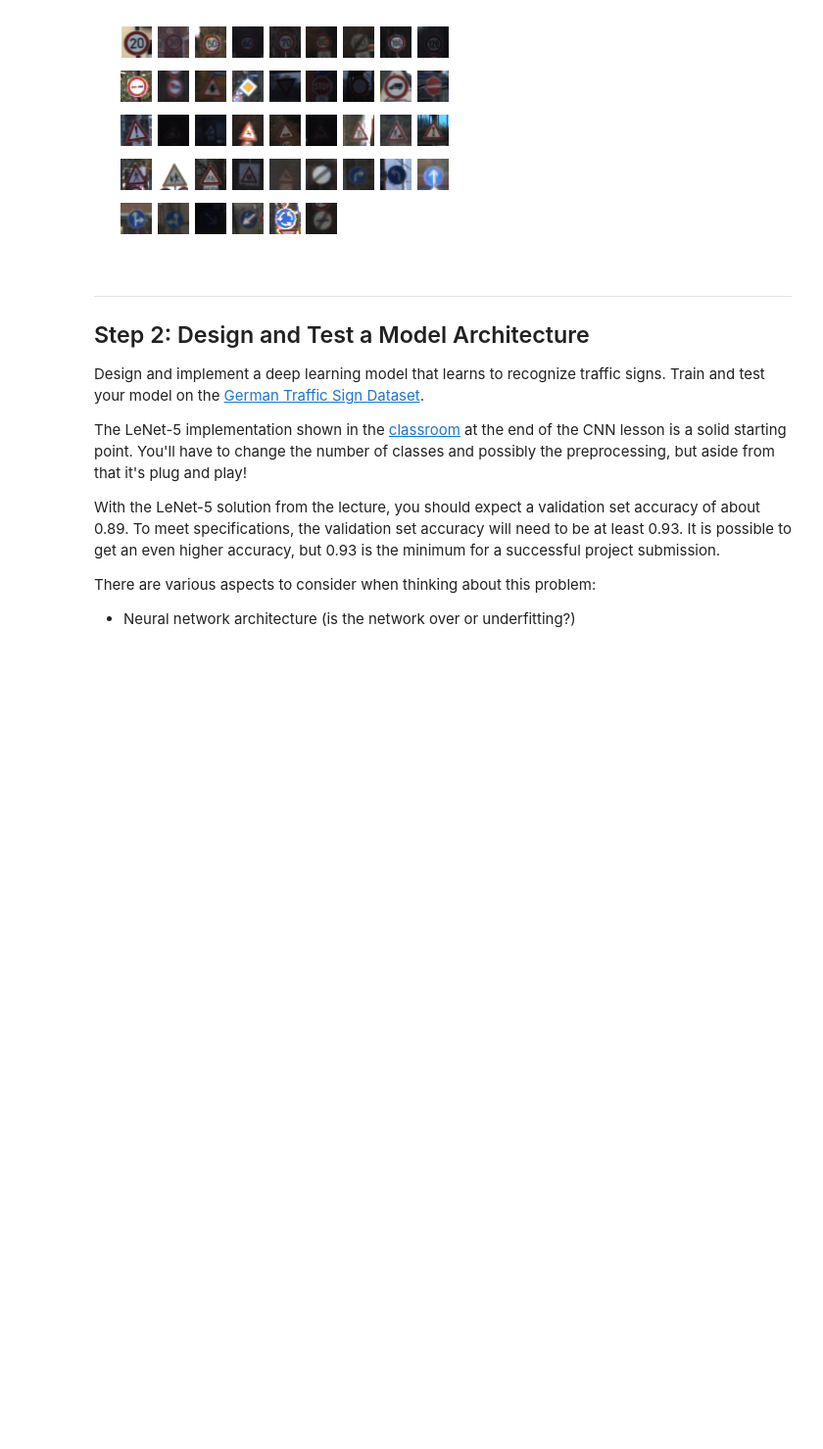
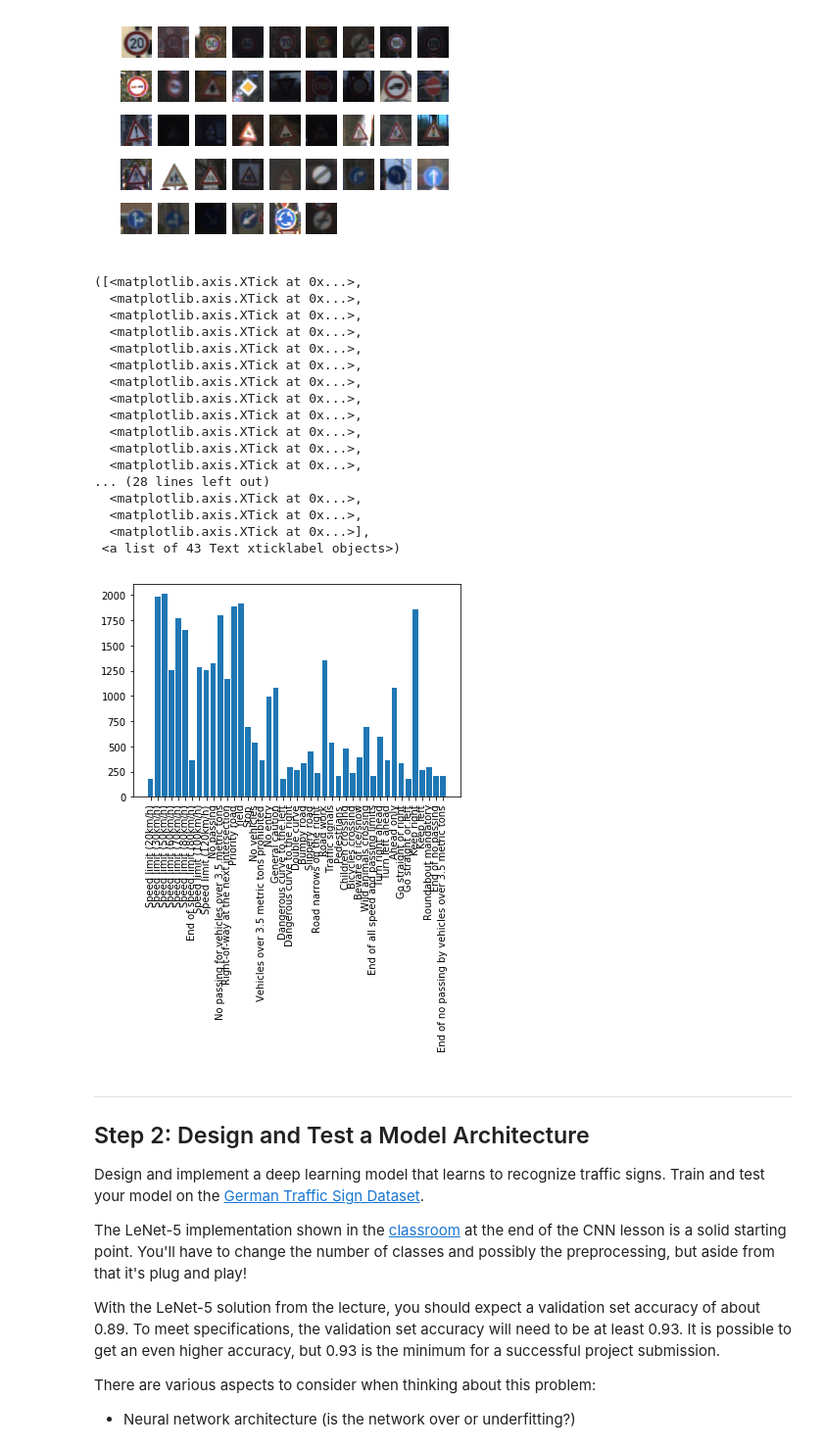
Before and after one commit to egginsect/sdcn, a Jupyter notebook: traffic_sign_classifier/Traffic_Sign_Classifier.ipynb, the cells around one changed output. Shown at 98% size. Cells and saved outputs as stored; diff of their text form; code cells hidden in the pictures; blank space fills up the shorter version.

Commit message:
add training data statistics

```diff
--- a/traffic_sign_classifier/Traffic_Sign_Classifier.ipynb
+++ b/traffic_sign_classifier/Traffic_Sign_Classifier.ipynb
@@ -100,6 +102,36 @@ while(i<42):
             break
 # %% [output]
 [figure]
+# %%
+from collections import Counter
+label_dict =  {}
+with open('signnames.csv') as f:
+    reader = csv.DictReader(f)
+    for row in reader:
+        label_dict[int(row['ClassId'])] = row['SignName']
+plt.figure()
+histo_count = Counter(y_train)
+plt.bar(range(n_classes), [histo_count[i] for i in range(n_classes)], align='center')
+plt.xticks(range(n_classes), [label_dict[key] for key in range(n_classes)], rotation='vertical')
+# %% [output]
+([<matplotlib.axis.XTick at 0x...>,
+  <matplotlib.axis.XTick at 0x...>,
+  <matplotlib.axis.XTick at 0x...>,
+  <matplotlib.axis.XTick at 0x...>,
+  <matplotlib.axis.XTick at 0x...>,
+  <matplotlib.axis.XTick at 0x...>,
+  <matplotlib.axis.XTick at 0x...>,
+  <matplotlib.axis.XTick at 0x...>,
+  <matplotlib.axis.XTick at 0x...>,
+  <matplotlib.axis.XTick at 0x...>,
+  <matplotlib.axis.XTick at 0x...>,
+  <matplotlib.axis.XTick at 0x...>,
+... (28 lines left out)
+  <matplotlib.axis.XTick at 0x...>,
+  <matplotlib.axis.XTick at 0x...>,
+  <matplotlib.axis.XTick at 0x...>],
+ <a list of 43 Text xticklabel objects>)
+[figure, added]
 # %% [markdown]
 ----
 
```
Also changed, not shown: parts of 3 cells of this notebook, 2 other files.
